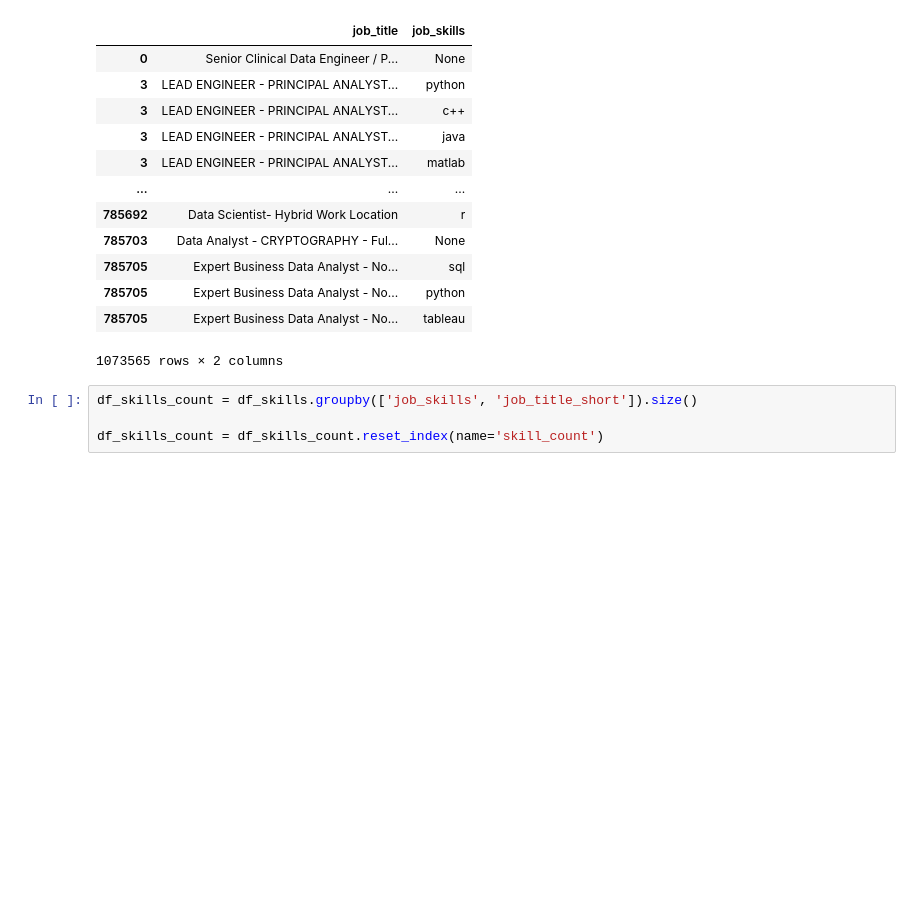
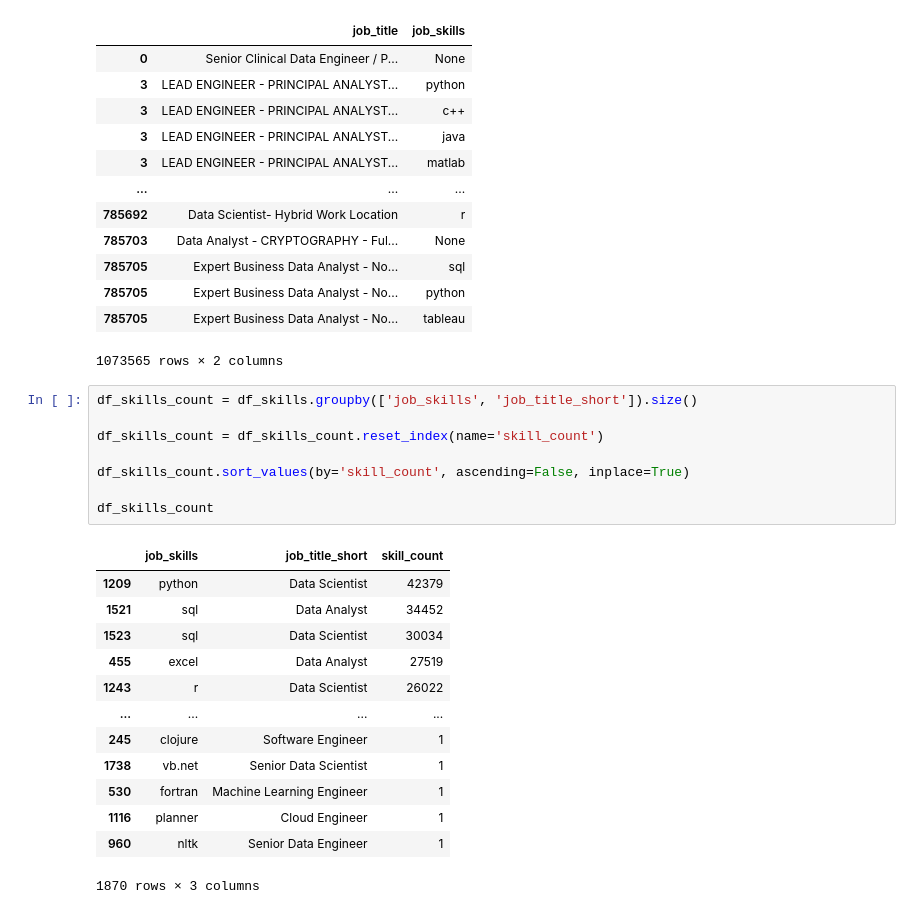
Before and after one commit to harish-kakumani08/Python_Data_Project, a Jupyter notebook: 3_Project/2_Skill_Demand.ipynb, the cells around one changed output. Drawn from its saved outputs; the diff is of its cells as text; blank space fills up the shorter version.

```diff
--- a/3_Project/2_Skill_Demand.ipynb
+++ b/3_Project/2_Skill_Demand.ipynb
@@ -38,4 +38,22 @@ df_skills[['job_title', 'job_skills']]
 # %%
 df_skills_count = df_skills.groupby(['job_skills', 'job_title_short']).size()
 
 df_skills_count = df_skills_count.reset_index(name='skill_count')
+
+df_skills_count.sort_values(by='skill_count', ascending=False, inplace=True)
+
+df_skills_count
+# %% [output]
+|  | job_skills | job_title_short | skill_count |
+| 1209 | python | Data Scientist | 42379 |
+| 1521 | sql | Data Analyst | 34452 |
+| 1523 | sql | Data Scientist | 30034 |
+| 455 | excel | Data Analyst | 27519 |
+| 1243 | r | Data Scientist | 26022 |
+| ... | ... | ... | ... |
+| 245 | clojure | Software Engineer | 1 |
+| 1738 | vb.net | Senior Data Scientist | 1 |
+| 530 | fortran | Machine Learning Engineer | 1 |
+| 1116 | planner | Cloud Engineer | 1 |
+| 960 | nltk | Senior Data Engineer | 1 |
+1870 rows × 3 columns
```
Also changed, not shown: parts of 5 cells of this notebook, 1 other file.
